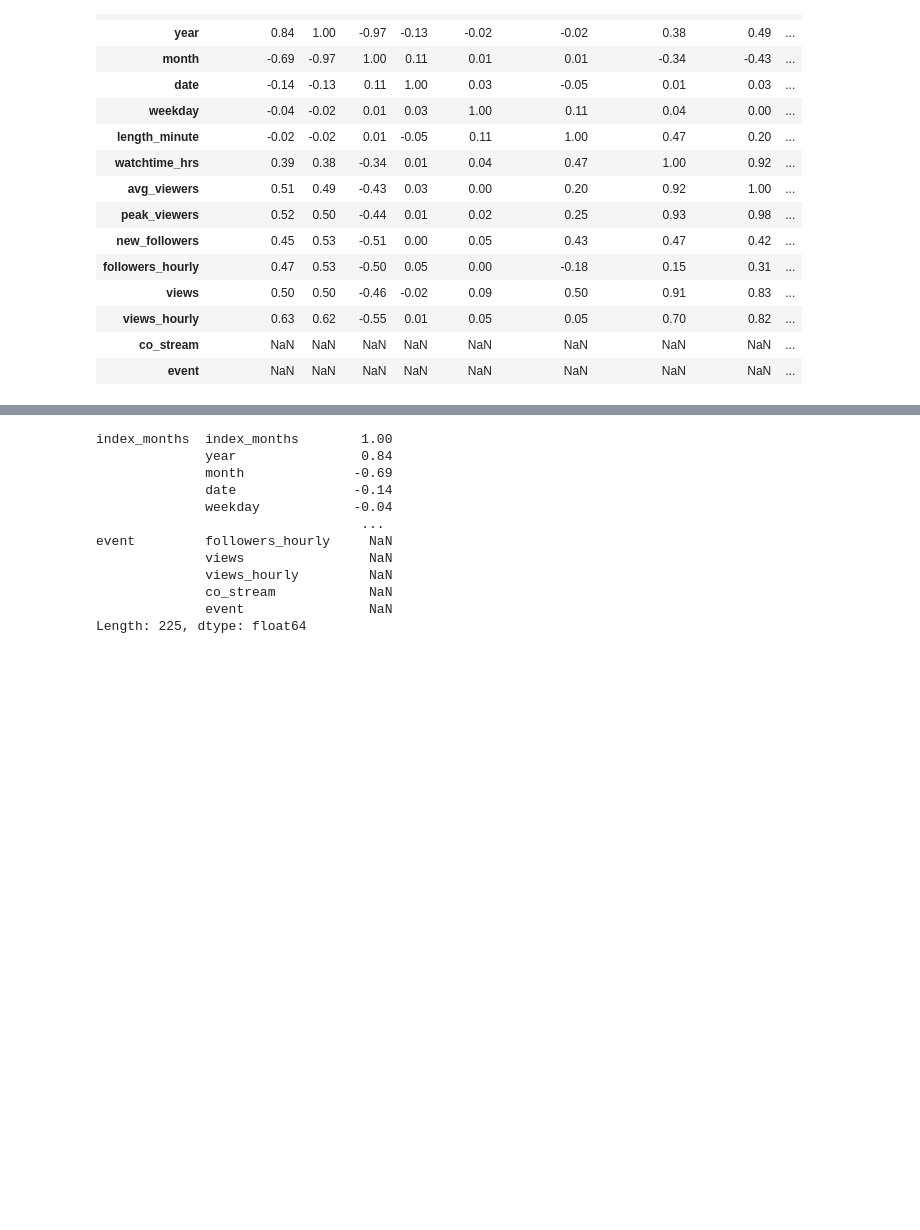
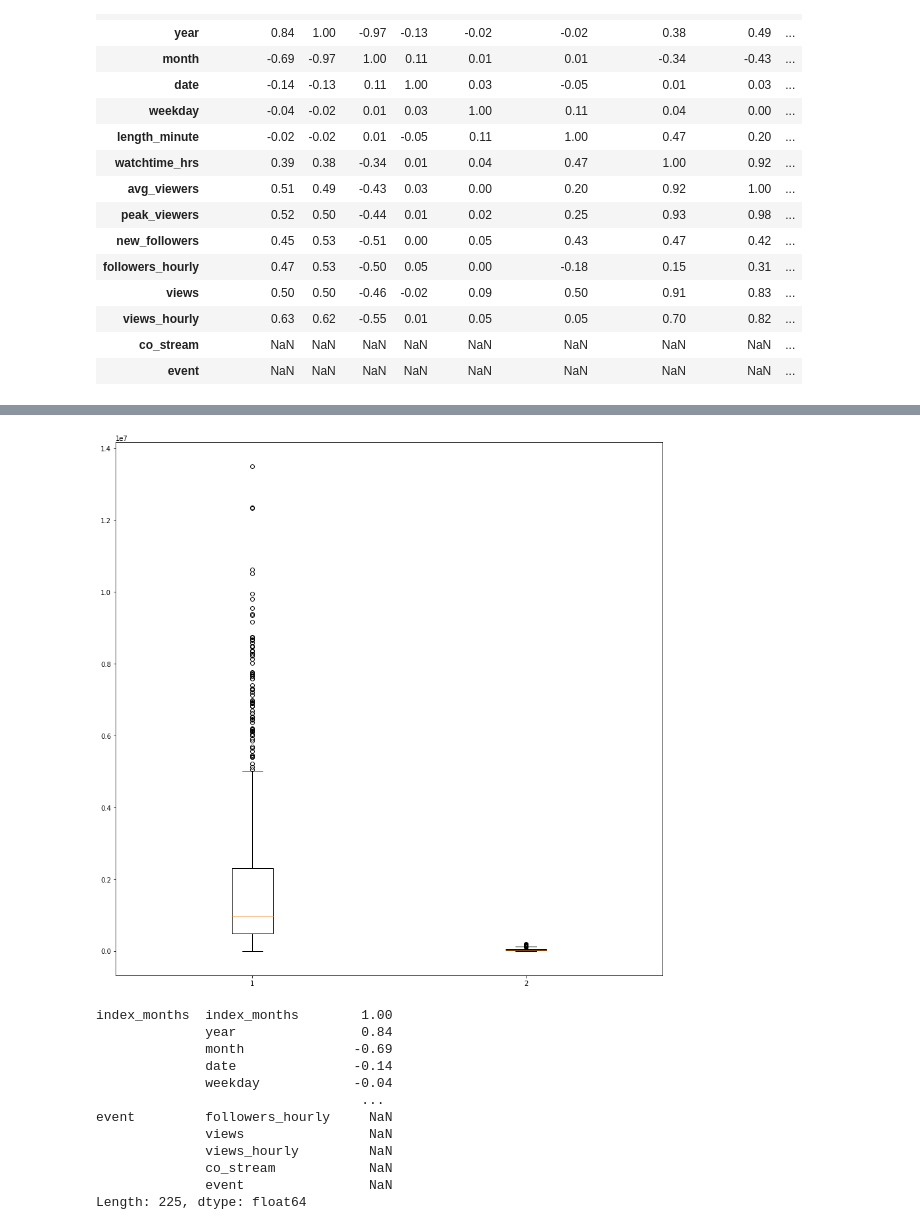
Before and after one commit to kyseshim/twitch_stream_analysis, a Jupyter notebook: tw_data.ipynb, the cells around one changed output, grey strips where cells are left out. Saved outputs shown, nothing was run; the diff lists cells and outputs as text; code cells hidden in the pictures; blank space fills up the shorter version.

```diff
--- a/tw_data.ipynb
+++ b/tw_data.ipynb
@@ -63,3 +83,8 @@ plt.show()
+# %%
+plt.boxplot([df.watchtime_hrs, df.views])
+plt.show()
+# %% [output]
+[figure, added]
 # %%
 #Correlation 한눈에 편하게 보기(근데 레이아웃 많이 안 좋음)
 s = corr_df.unstack()
```
Also changed, not shown: parts of 3 cells of this notebook.
